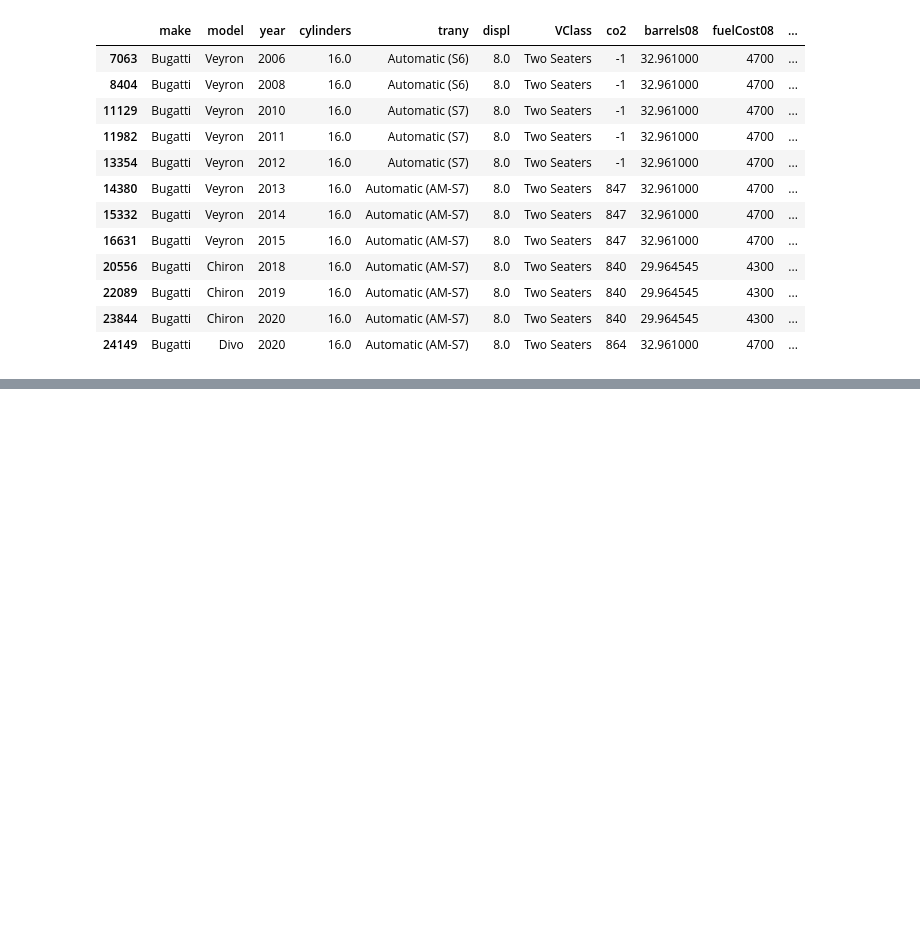
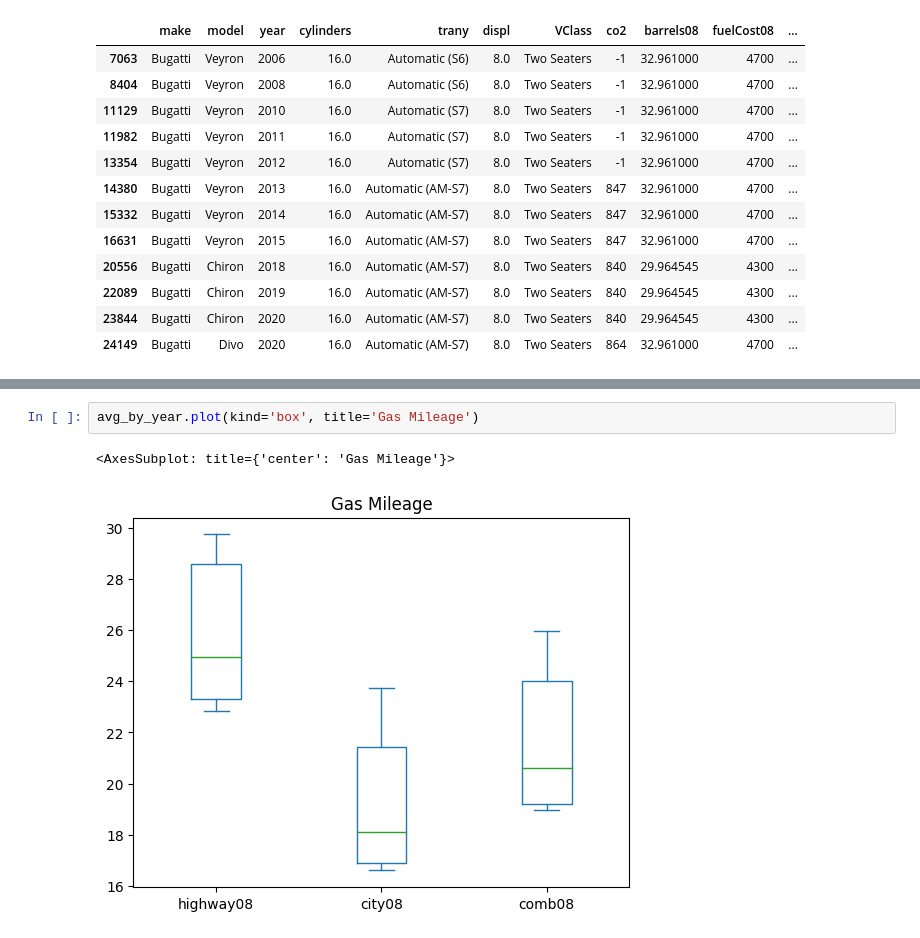
Before and after one commit to masoud533/DataVisualization, a Jupyter notebook: notebooks/CarConsumptionAnalysis/part2.ipynb, the cells around one changed output, grey strips where cells are left out. Saved outputs shown, nothing was run; the diff lists cells and outputs as text; blank space fills up the shorter version.

```diff
--- a/notebooks/CarConsumptionAnalysis/part2.ipynb
+++ b/notebooks/CarConsumptionAnalysis/part2.ipynb
@@ -119,0 +116,5 @@ avg_by_year
+# %%
+avg_by_year.plot(kind='box', title='Gas Mileage')
+# %% [output]
+<AxesSubplot: title={'center': 'Gas Mileage'}>
+[figure, added]
```
Also changed, not shown: parts of 4 cells of this notebook.
